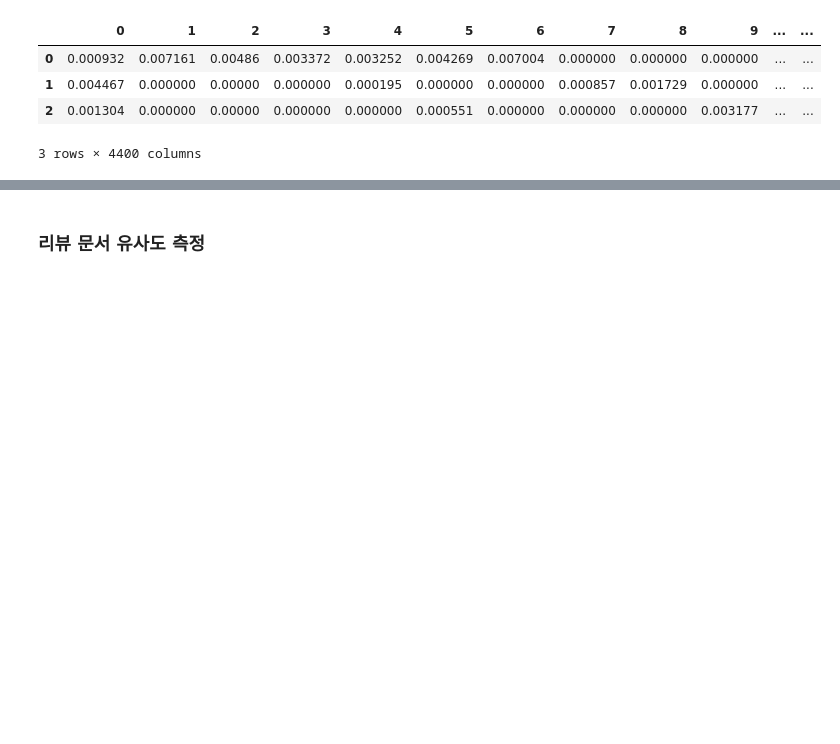
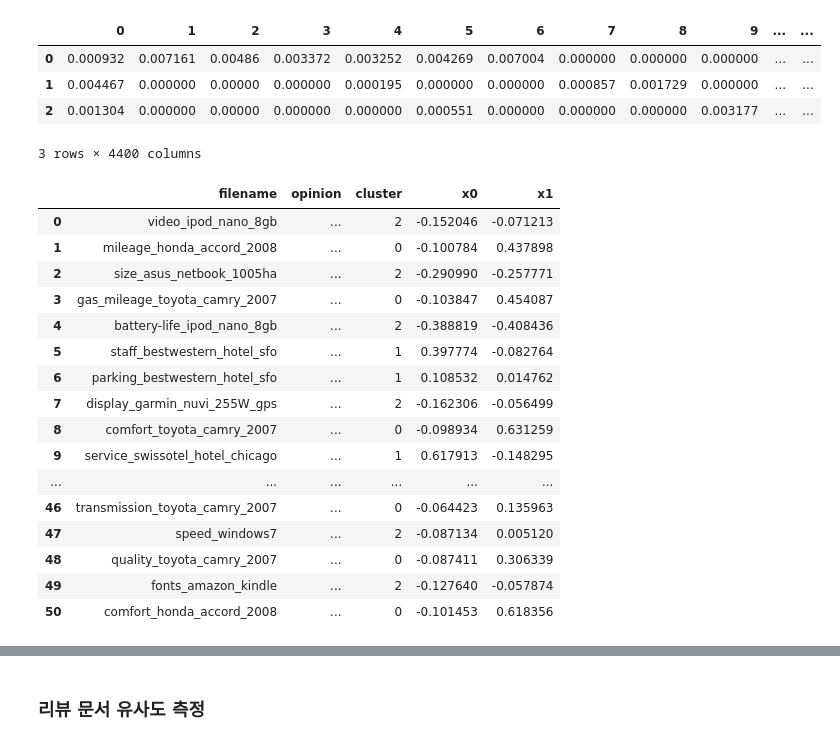
Before and after one commit to sgr1118/-_-, a Jupyter notebook: _4_군집_분석(Cluster_Analysis).ipynb, the cells around one changed output, grey strips where cells are left out. Drawn from its saved outputs; the diff is of its cells as text; code cells hidden in the pictures; blank space fills up the shorter version.

```diff
--- a/_4_군집_분석(Cluster_Analysis).ipynb
+++ b/_4_군집_분석(Cluster_Analysis).ipynb
@@ -292,3 +292,24 @@ pd.DataFrame(kmeans_centers) # 4400개 컬럼이 3개의 군집으로 묶여있
 | 1 | 0.004467 | 0.000000 | 0.00000 | 0.000000 | 0.000195 | 0.000000 | 0.000000 | 0.000857 | 0.001729 | 0.000000 | ... | ... |
 | 2 | 0.001304 | 0.000000 | 0.00000 | 0.000000 | 0.000000 | 0.000551 | 0.000000 | 0.000000 | 0.000000 | 0.003177 | ... | ... |
 3 rows × 4400 columns
+# %%
+opinion_df['cluster'] = kmeans_label
+opinion_df
+# %% [output]
+|  | filename | opinion | cluster | x0 | x1 |
+| 0 | video_ipod_nano_8gb | ... | 2 | -0.152046 | -0.071213 |
+| 1 | mileage_honda_accord_2008 | ... | 0 | -0.100784 | 0.437898 |
+| 2 | size_asus_netbook_1005ha | ... | 2 | -0.290990 | -0.257771 |
+| 3 | gas_mileage_toyota_camry_2007 | ... | 0 | -0.103847 | 0.454087 |
+| 4 | battery-life_ipod_nano_8gb | ... | 2 | -0.388819 | -0.408436 |
+| 5 | staff_bestwestern_hotel_sfo | ... | 1 | 0.397774 | -0.082764 |
+| 6 | parking_bestwestern_hotel_sfo | ... | 1 | 0.108532 | 0.014762 |
+| 7 | display_garmin_nuvi_255W_gps | ... | 2 | -0.162306 | -0.056499 |
+| 8 | comfort_toyota_camry_2007 | ... | 0 | -0.098934 | 0.631259 |
+| 9 | service_swissotel_hotel_chicago | ... | 1 | 0.617913 | -0.148295 |
+| ... | ... | ... | ... | ... | ... |
+| 46 | transmission_toyota_camry_2007 | ... | 0 | -0.064423 | 0.135963 |
+| 47 | speed_windows7 | ... | 2 | -0.087134 | 0.005120 |
+| 48 | quality_toyota_camry_2007 | ... | 0 | -0.087411 | 0.306339 |
+| 49 | fonts_amazon_kindle | ... | 2 | -0.127640 | -0.057874 |
+| 50 | comfort_honda_accord_2008 | ... | 0 | -0.101453 | 0.618356 |
```
Also changed, not shown: parts of 8 cells of this notebook.
